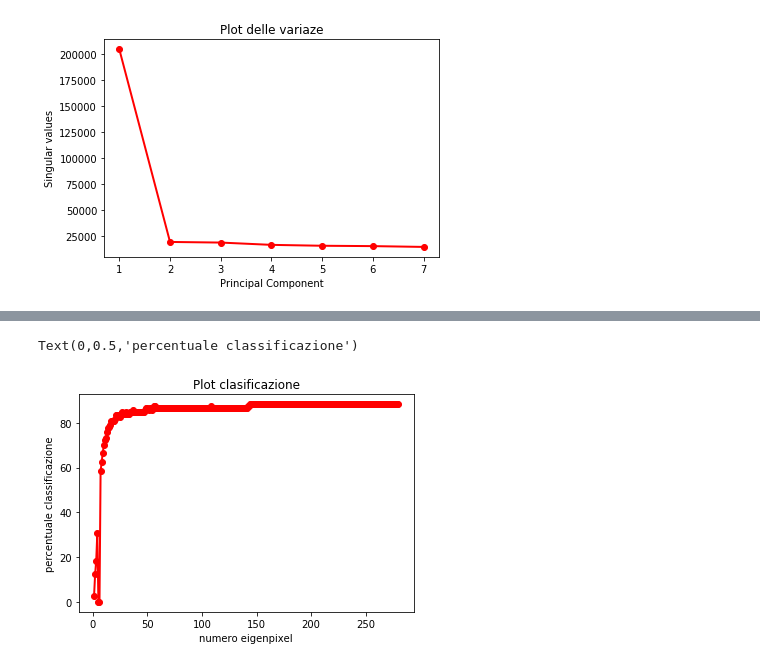
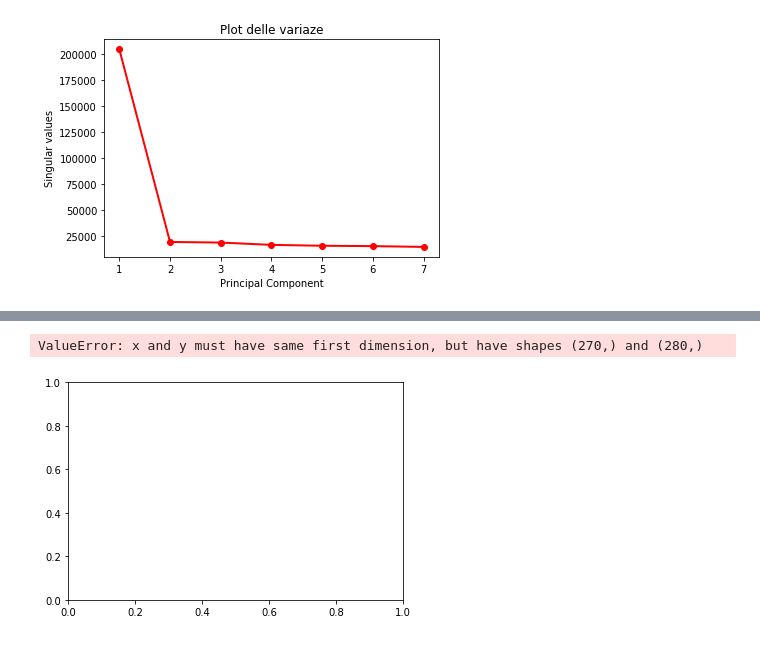
Before and after one commit to dacquaviva/Face-recognition, a Jupyter notebook: TensorFaces/TensorFaces.ipynb, the cells around one changed output, grey strips where cells are left out. Cells and saved outputs as stored; diff of their text form; code cells hidden in the pictures.

```diff
--- a/TensorFaces/TensorFaces.ipynb
+++ b/TensorFaces/TensorFaces.ipynb
@@ -96,10 +131,11 @@ tensor_immagini_testj=tensorly.tenalg.mode_dot(tensor_immagini_test, np.transpos
 # %%
+residui = np.zeros(40)
 residui_minimi = np.zeros((40,3))
-residui = np.zeros(40)
 for i in range(40):#persone
     for j in range(3):#immagini stessa persona classificate una alla volta
         for k in range(40):
-            residui[k] =  np.linalg.norm(core_basis[:,k] -tensor_immagini_testj[:,j,i] , 2)
+            x_u = B_u[:,:,k].T.dot(tensor_immagini_testj[:,j,i])
+            residui[k] =  np.linalg.norm(tensor_immagini_testj[:,j,i] - B_u[:,:,k].dot(x_u) , 2)
         residui_minimi[i,j] = residui.argmin()
 # %%
 residui_minimi
@@ -136,19 +174,21 @@ for i in range(40):
 # %%
-def hosvd_classificazione(eigenpixel,i,eigenperson,tensor_immagini_traning,tensor_immagini_test):
-    S=tensorly.tenalg.mode_dot(tensor_immagini_traning, np.transpose(eigenpixel), mode=0)
-    S=tensorly.tenalg.mode_dot(S, np.transpose(eigenperson), mode=1)
+def hosvd_classificazione(U_p,p,k,U_q,tensor_immagini_traning,tensor_immagini_test):
+    S=tensorly.tenalg.mode_dot(tensor_immagini_traning, np.transpose(U_p), mode=0)
+    S=tensorly.tenalg.mode_dot(S, np.transpose(U_q), mode=1)
     #S=tensorly.tenalg.mode_dot(S, np.transpose(U3), mode=2)
-    core_basis = np.zeros((i,40))#calcoliamo basi una per ognuna delle 40 persone(prendiamo solo il primo vettore singolare sinistro della svd sulle slice frontali dove ogni slice rappresenta una persona)
+    B_u = np.zeros((p,k,40))#calcoliamo basi una per ognuna delle 40 persone(prendiamo solo il primo vettore singolare sinistro della svd sulle slice frontali dove ogni slice rappresenta una persona)
     for i in range (40):
         U1, s1, V1 = np.linalg.svd(S[:,:,i],full_matrices =False)
-        core_basis[:,i] =  U1[:,0]
-    tensor_immagini_testj=tensorly.tenalg.mode_dot(tensor_immagini_test, np.transpose(eigenpixel), mode=0)#proietto d*Uj
+        for j in range(k):
+            B_u[:,j,i] =  U1[:,j]
+    tensor_immagini_testj=tensorly.tenalg.mode_dot(tensor_immagini_test, np.transpose(U_p), mode=0)#proietto d*Uj
+    residui = np.zeros(40)
     residui_minimi = np.zeros((40,3))
-    residui = np.zeros(40)
     for i in range(40):#persone
         for j in range(3):#immagini stessa persona classificate una alla volta
             for k in range(40):
-                residui[k] =  np.linalg.norm(core_basis[:,k] -tensor_immagini_testj[:,j,i] , 2)
+                x_u = B_u[:,:,k].T.dot(tensor_immagini_testj[:,j,i])
+                residui[k] =  np.linalg.norm(tensor_immagini_testj[:,j,i] - B_u[:,:,k].dot(x_u) , 2)
             residui_minimi[i,j] = residui.argmin()
     num_classificazioni_corrette = 0
     k = 0
@@ -168,10 +208,10 @@ U1, s1, V1 = np.linalg.svd(tensorly.unfold(tensor_immagini_traning,0),full_matri
 U2, s2, V2 = np.linalg.svd(tensorly.unfold(tensor_immagini_traning,1),full_matrices=False)
 U3, s3, V3 = np.linalg.svd(tensorly.unfold(tensor_immagini_traning,2),full_matrices=False)
 # %%
-num_eigenperson = 7 #(massimo 7)
-eigenperson = np.zeros((7,num_eigenperson))
-for i in range (num_eigenperson):
-    eigenperson[:,i] = U2[:,i]
+q = 7 #(massimo 7)
+U_q = np.zeros((7,q))
+for i in range (q):
+    U_q[:,i] = U2[:,i]
 # %%
 tensor_immagini_test = np.zeros((10304,3,40)) #tensore con 3 immagini di test per ogni persona(40 persone)
 for i in range(40):
@@ -179,10 +219,10 @@ for i in range(40):
         tensor_immagini_test[:,j,i] = np.reshape(plt.imread(("../Data-set/"+"s"+str(i+1)+'/'+str(j+8)+'.pgm')), (10304))
 # %%
 percentuale_classificazione = np.zeros((280))
-for i in range(1,281):
-    eigenpixel = np.zeros((10304,i))
-    for j in range (i):
-        eigenpixel[:,j] = U1[:,j]
-    percentuale_classificazione[i-1] = hosvd_classificazione(eigenpixel,i,eigenperson,tensor_immagini_traning,tensor_immagini_test)
-    print("Eigenpixel= "+ str(i)+ "       percentuale classificazione= " + str(percentuale_classificazione[i-1]))
+for p in range(10,281):
+    U_p = np.zeros((10304,p))
+    for j in range (p):
+        U_p[:,j] = U1[:,j]
+    percentuale_classificazione[p-1] = hosvd_classificazione(U_p,p,7,U_q,tensor_immagini_traning,tensor_immagini_test)
+    print("Eigenpixel= "+ str(p)+ "       percentuale classificazione= " + str(percentuale_classificazione[p-1]))
 # %% [output]
@@ -206,10 +246,10 @@ Eigenpixel= 280       percentuale classificazione= 88.33333333333333
 # %%
 fig2 = plt.figure(figsize=(6,4))
-eigenpixel_vals = np.arange(280) + 1
+eigenpixel_vals = np.arange(270) + 1
 plt.plot(eigenpixel_vals, percentuale_classificazione, 'ro-', linewidth=2)
 plt.title('Plot clasificazione')
 plt.xlabel('numero eigenpixel')
 plt.ylabel('percentuale classificazione')
 # %% [output]
-Text(0,0.5,'percentuale classificazione')
+ValueError: x and y must have same first dimension, but have shapes (270,) and (280,)
-[figure, old version]
+[figure, new version]
```
Also changed, not shown: parts of 34 cells of this notebook, 1 other file.
